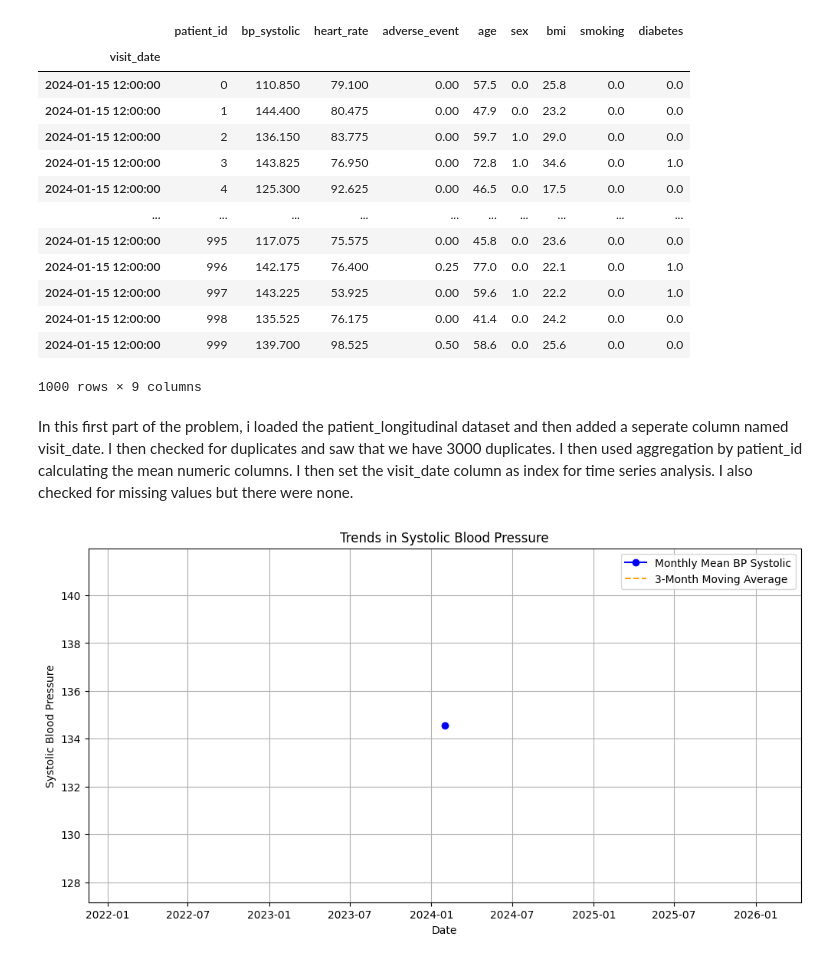
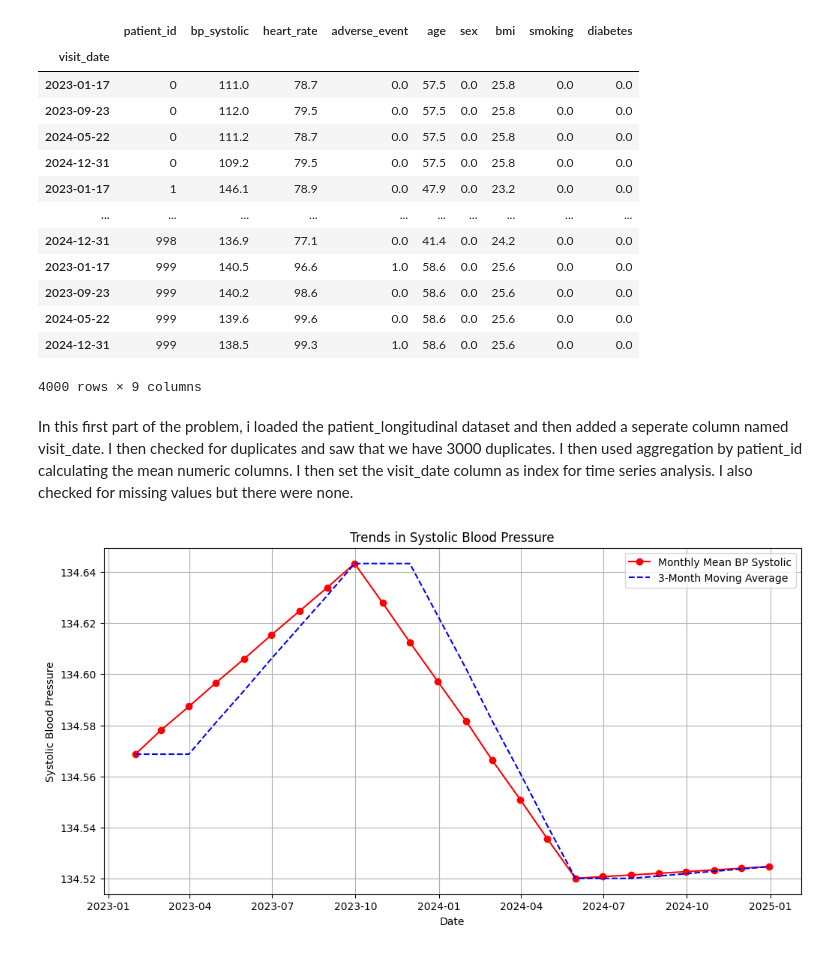
Before and after one commit to UCSF-DataSci/08-time-stats-and-ml-ayabz22, a Jupyter notebook: modeling.ipynb, the cells around one changed output. Drawn from its saved outputs; the diff is of its cells as text; code cells hidden in the pictures.

```diff
--- a/modeling.ipynb
+++ b/modeling.ipynb
@@ -6,11 +6,8 @@ import pandas as pd
 long_data = pd.read_csv('patient_longitudinal.csv', sep='\t')
 long_data['visit_date'] = pd.to_datetime(long_data['visit_date'], format='%Y-%m-%d')
 
-#check for duplicates
-long_data[long_data.duplicated(['patient_id'])]
-
-#replace duplicates with mean using aggregation
-long_data = long_data.groupby('patient_id').mean().reset_index()
+#check for duplicates and remove them and average them
+long_data = long_data.groupby(['patient_id', 'visit_date']).mean().reset_index()
 
 #set visit_data as index
 long_data.set_index('visit_date', inplace=True)
@@ -22,43 +19,43 @@ long_data
 # %% [output]
 |  | patient_id | bp_systolic | heart_rate | adverse_event | age | sex | bmi | smoking | diabetes |
 | visit_date |  |  |  |  |  |  |  |  |  |
-| 2024-01-15 12:00:00 | 0 | 110.850 | 79.100 | 0.00 | 57.5 | 0.0 | 25.8 | 0.0 | 0.0 |
-| 2024-01-15 12:00:00 | 1 | 144.400 | 80.475 | 0.00 | 47.9 | 0.0 | 23.2 | 0.0 | 0.0 |
-| 2024-01-15 12:00:00 | 2 | 136.150 | 83.775 | 0.00 | 59.7 | 1.0 | 29.0 | 0.0 | 0.0 |
-| 2024-01-15 12:00:00 | 3 | 143.825 | 76.950 | 0.00 | 72.8 | 1.0 | 34.6 | 0.0 | 1.0 |
-| 2024-01-15 12:00:00 | 4 | 125.300 | 92.625 | 0.00 | 46.5 | 0.0 | 17.5 | 0.0 | 0.0 |
+| 2023-01-17 | 0 | 111.0 | 78.7 | 0.0 | 57.5 | 0.0 | 25.8 | 0.0 | 0.0 |
+| 2023-09-23 | 0 | 112.0 | 79.5 | 0.0 | 57.5 | 0.0 | 25.8 | 0.0 | 0.0 |
+| 2024-05-22 | 0 | 111.2 | 78.7 | 0.0 | 57.5 | 0.0 | 25.8 | 0.0 | 0.0 |
+| 2024-12-31 | 0 | 109.2 | 79.5 | 0.0 | 57.5 | 0.0 | 25.8 | 0.0 | 0.0 |
+| 2023-01-17 | 1 | 146.1 | 78.9 | 0.0 | 47.9 | 0.0 | 23.2 | 0.0 | 0.0 |
 | ... | ... | ... | ... | ... | ... | ... | ... | ... | ... |
-| 2024-01-15 12:00:00 | 995 | 117.075 | 75.575 | 0.00 | 45.8 | 0.0 | 23.6 | 0.0 | 0.0 |
-| 2024-01-15 12:00:00 | 996 | 142.175 | 76.400 | 0.25 | 77.0 | 0.0 | 22.1 | 0.0 | 1.0 |
-| 2024-01-15 12:00:00 | 997 | 143.225 | 53.925 | 0.00 | 59.6 | 1.0 | 22.2 | 0.0 | 1.0 |
-| 2024-01-15 12:00:00 | 998 | 135.525 | 76.175 | 0.00 | 41.4 | 0.0 | 24.2 | 0.0 | 0.0 |
-| 2024-01-15 12:00:00 | 999 | 139.700 | 98.525 | 0.50 | 58.6 | 0.0 | 25.6 | 0.0 | 0.0 |
+| 2024-12-31 | 998 | 136.9 | 77.1 | 0.0 | 41.4 | 0.0 | 24.2 | 0.0 | 0.0 |
+| 2023-01-17 | 999 | 140.5 | 96.6 | 1.0 | 58.6 | 0.0 | 25.6 | 0.0 | 0.0 |
+| 2023-09-23 | 999 | 140.2 | 98.6 | 0.0 | 58.6 | 0.0 | 25.6 | 0.0 | 0.0 |
+| 2024-05-22 | 999 | 139.6 | 99.6 | 0.0 | 58.6 | 0.0 | 25.6 | 0.0 | 0.0 |
+| 2024-12-31 | 999 | 138.5 | 99.3 | 1.0 | 58.6 | 0.0 | 25.6 | 0.0 | 0.0 |
-1000 rows × 9 columns
+4000 rows × 9 columns
 # %% [markdown]
 In this first part of the problem, i loaded the patient_longitudinal dataset and then added a seperate column named visit_date. I then checked for duplicates and saw that we have 3000 duplicates. I then used aggregation by patient_id calculating the mean numeric columns. I then set the visit_date column as index for time series analysis. I also checked for missing values but there were none.
 # %%
 #analyze blood pressure trends
 
 import matplotlib.pyplot as plt
 
 #month-end frequency
 monthly_bp = long_data['bp_systolic'].resample('M').mean()
 
 #calculate the 3 month moving average
 monthly_moving_avg = monthly_bp.rolling(window=3, min_periods=1).mean()
 
 #fill the gaps
 monthly_bp = monthly_bp.interpolate()
 monthly_moving_avg = monthly_moving_avg.interpolate()
 
 plt.figure(figsize=(12, 6))
-plt.plot(monthly_bp, label='Monthly Mean BP Systolic', color='blue', marker='o', linestyle='-')
-plt.plot(monthly_moving_avg, label='3-Month Moving Average', color='orange', linestyle='--')
+plt.plot(monthly_bp, label='Monthly Mean BP Systolic', color='red', marker='o', linestyle='-')
+plt.plot(monthly_moving_avg, label='3-Month Moving Average', color='blue', linestyle='--')
 plt.title('Trends in Systolic Blood Pressure')
 plt.xlabel('Date')
 plt.ylabel('Systolic Blood Pressure')
 plt.legend()
 plt.grid()
 plt.show()
 # %% [output]
-[figure, old version]
+[figure, new version]
```
Also changed, not shown: parts of 1 cell of this notebook.
